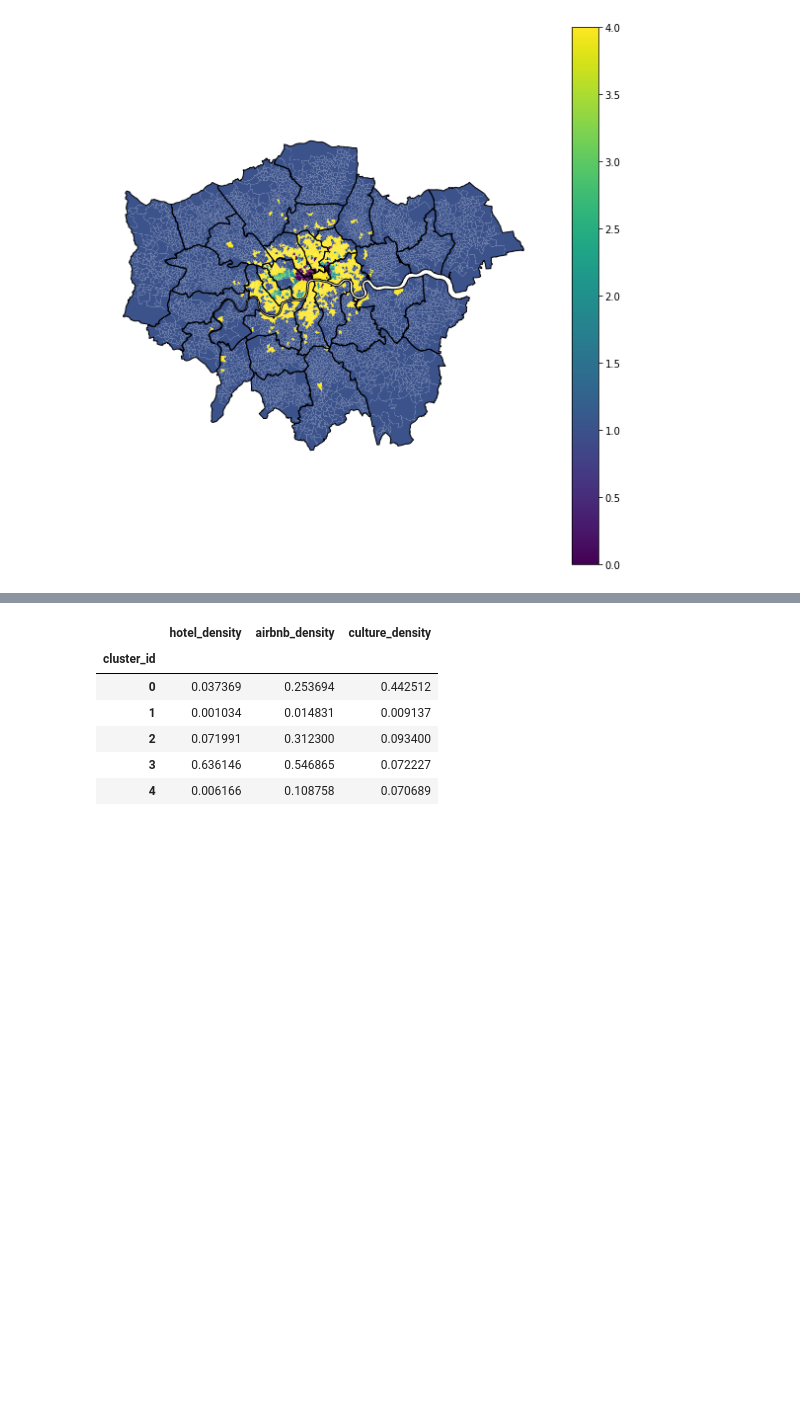
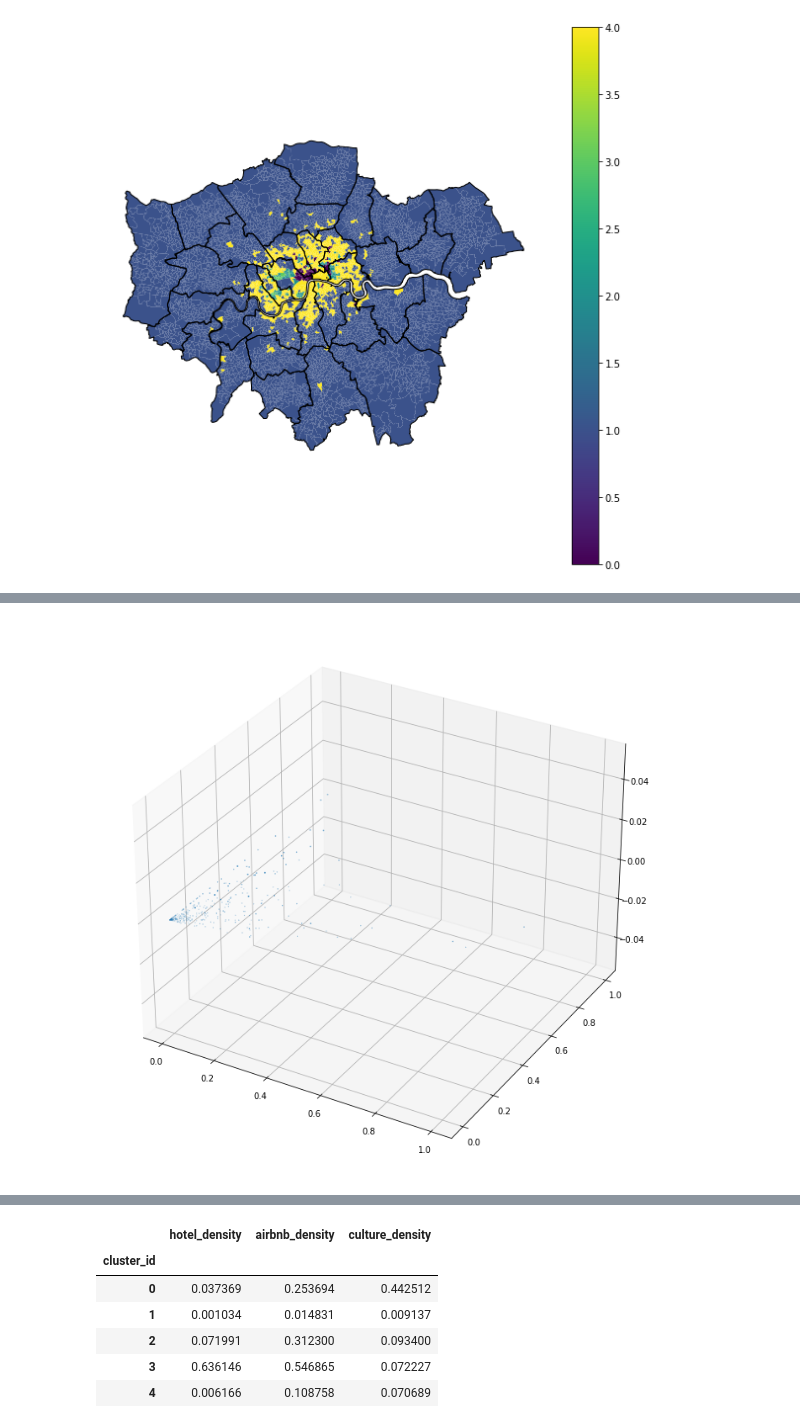
Before and after one commit to ZacharyP-E/are-you-gitting-me, a Jupyter notebook: analysis_with_hotels.ipynb, the cells around one changed output, grey strips where cells are left out. Saved outputs shown, nothing was run; the diff lists cells and outputs as text; code cells hidden in the pictures; blank space fills up the shorter version.

```diff
--- a/analysis_with_hotels.ipynb
+++ b/analysis_with_hotels.ipynb
@@ -210,0 +220,8 @@ plt.show()
+# %%
+fig = plt.figure(figsize=(12, 12))
+ax = fig.add_subplot(projection='3d')
+
+plt.scatter(data = data, x= "culture_density", y = "airbnb_density", s = "hotel_density")
+plt.show()
+# %% [output]
+[figure, added]
```
Also changed, not shown: parts of 9 cells of this notebook.
